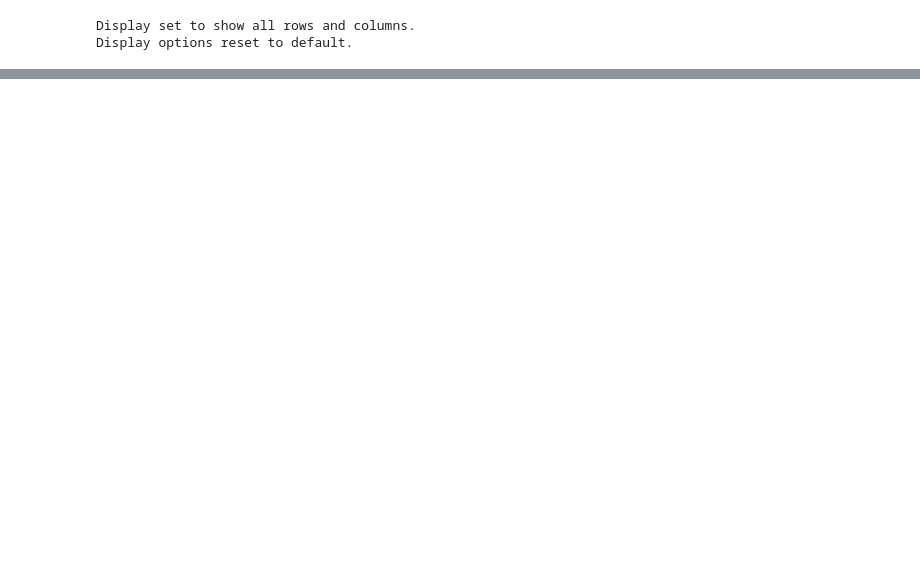
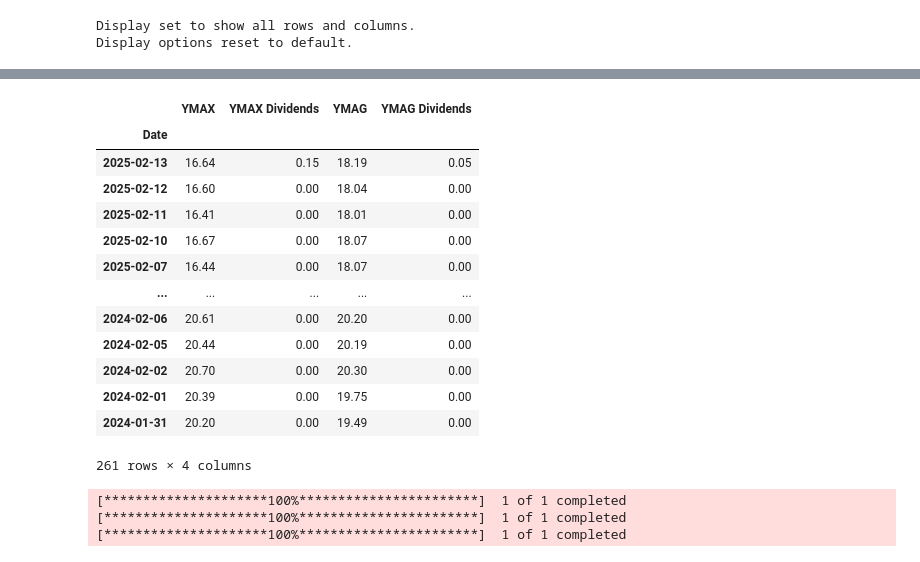
Before and after one commit to BensonMunene/Ratios-Strategy-App, a Jupyter notebook: Codes/Backtesting Strategy 2.ipynb, the cells around one changed output, grey strips where cells are left out. Drawn from its saved outputs; the diff is of its cells as text; code cells hidden in the pictures; blank space fills up the shorter version.

```diff
--- a/Codes/Backtesting Strategy 2.ipynb
+++ b/Codes/Backtesting Strategy 2.ipynb
@@ -179,8 +188,4 @@ dtype: int64
 # %%
-# Drop all rows with NaN values in YMAX and YMAG, to remove the duplicate rows where dividends were
-YMAX = YMAX.dropna()
-YMAG = YMAG.dropna()
-
 # Merge dividends with YMAX price data
 YMAX = YMAX.merge(YMAX_Dividends, on="Date", how="left")
 YMAX["YMAX Dividends"].fillna(0, inplace=True)  # Fill missing dividends with 0
@@ -189,7 +194,12 @@ YMAX["YMAX Dividends"].fillna(0, inplace=True)  # Fill missing dividends with 0
 YMAG = YMAG.merge(YMAG_Dividends, on="Date", how="left")
 YMAG["YMAG Dividends"].fillna(0, inplace=True)  # Fill missing dividends with 0
 
+# Rename price in YMAX to YMAX
+YMAX = YMAX.rename(columns={'Price': 'YMAX'})
+
+# Rename price in YMAG to YMAG
+YMAG = YMAG.rename(columns={'Price': 'YMAG'})
+
 # Display merged data
-print(YMAX.head())
-print(YMAG.head())
+YMAX.head()
 # %% [output]
@@ -228,17 +242,15 @@ YMAG Dividends    0
 dtype: int64
 # %%
 # Merge dividends with YMAX price data
-Divs = YMAX[["Date", "YMAX Dividends"]].merge(YMAG[["Date", "YMAG Dividends"]], on="Date", how="left")
+YMAG_YMAX_Divs_n_prices = YMAX[["Date", "YMAX", "YMAX Dividends"]].merge(YMAG[["Date", "YMAG", "YMAG Dividends"]],
+                                                                         on="Date", how="left")
 
 #check and print the sum of missing values
-print(Divs.isna().sum())
+print(YMAG_YMAX_Divs_n_prices.isna().sum())
 
-# Fill missing values with 0
-Divs.fillna(0, inplace=True)
-print("sum of missing values after filling with 0")
-print(Divs.isna().sum())
-
-# Display the first few rows
-Divs
+# Drop all rows with NaN values in YMAG_YMAX_Divs_n_prices
+YMAG_YMAX_Divs_n_prices = YMAG_YMAX_Divs_n_prices.dropna()
+print("sum of missing values after dropping them")
+print(YMAG_YMAX_Divs_n_prices.isna().sum())
 # %% [output]
 Date              0
@@ -316,0 +269,42 @@ memory usage: 15.6 KB
+# %%
+# Convert 'Date' column to datetime format
+YMAG_YMAX_Divs_n_prices['Date'] = pd.to_datetime(YMAG_YMAX_Divs_n_prices['Date'])
+
+# Set 'Date' as the index
+YMAG_YMAX_Divs_n_prices.set_index('Date', inplace=True)
+
+YMAG_YMAX_Divs_n_prices
+# %% [output]
+|  | YMAX | YMAX Dividends | YMAG | YMAG Dividends |
+| Date |  |  |  |  |
+| 2025-02-13 | 16.64 | 0.15 | 18.19 | 0.05 |
+| 2025-02-12 | 16.60 | 0.00 | 18.04 | 0.00 |
+| 2025-02-11 | 16.41 | 0.00 | 18.01 | 0.00 |
+| 2025-02-10 | 16.67 | 0.00 | 18.07 | 0.00 |
+| 2025-02-07 | 16.44 | 0.00 | 18.07 | 0.00 |
+| ... | ... | ... | ... | ... |
+| 2024-02-06 | 20.61 | 0.00 | 20.20 | 0.00 |
+| 2024-02-05 | 20.44 | 0.00 | 20.19 | 0.00 |
+| 2024-02-02 | 20.70 | 0.00 | 20.30 | 0.00 |
+| 2024-02-01 | 20.39 | 0.00 | 19.75 | 0.00 |
+| 2024-01-31 | 20.20 | 0.00 | 19.49 | 0.00 |
+261 rows × 4 columns
+# %%
+# Download the data of VIX, VVIX, and QQQ ETF
+VIX = yf.download('^VIX', start='2024-01-01', end='2025-02-14')
+VVIX = yf.download('^VVIX', start='2024-01-01', end='2025-02-14')
+QQQ = yf.download('QQQ', start='2024-01-01', end='2025-02-14')
+
+# Rename the columns
+VIX.columns = ['Close', 'High', 'Low', 'Open', 'Volume']
+VVIX.columns = ['Close', 'High', 'Low', 'Open', 'Volume']
+QQQ.columns = ['Close', 'High', 'Low', 'Open', 'Volume']
+
+# Rename "Close" column and drop other columns
+VIX = VIX[['Close']].rename(columns={'Close': 'VIX'})
+VVIX = VVIX[['Close']].rename(columns={'Close': 'VVIX'})
+QQQ = QQQ[['Close']].rename(columns={'Close': 'QQQ'})
+# %% [output]
+[*********************100%***********************]  1 of 1 completed
+[*********************100%***********************]  1 of 1 completed
+[*********************100%***********************]  1 of 1 completed
```
Also changed, not shown: parts of 19 cells of this notebook, 4 other files.
